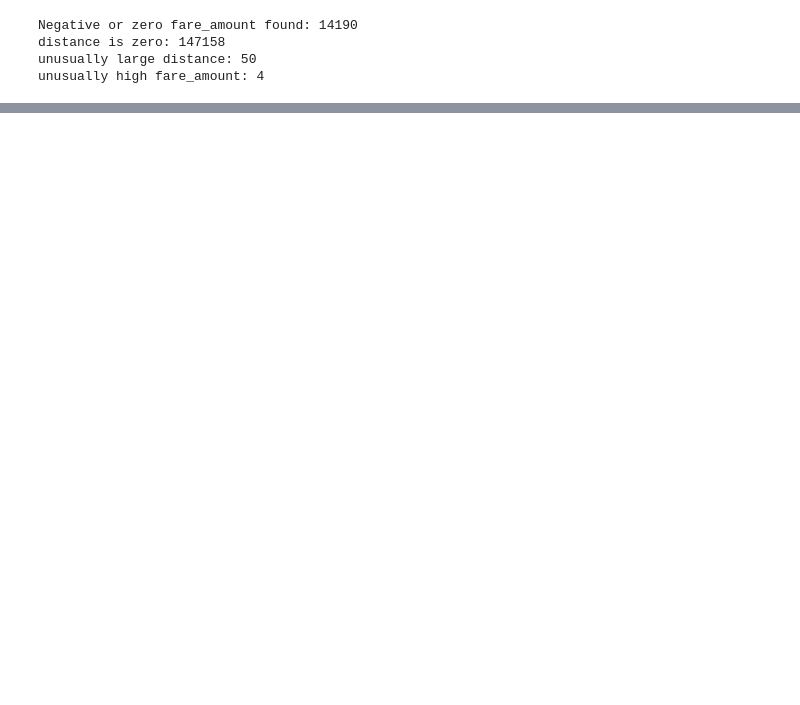
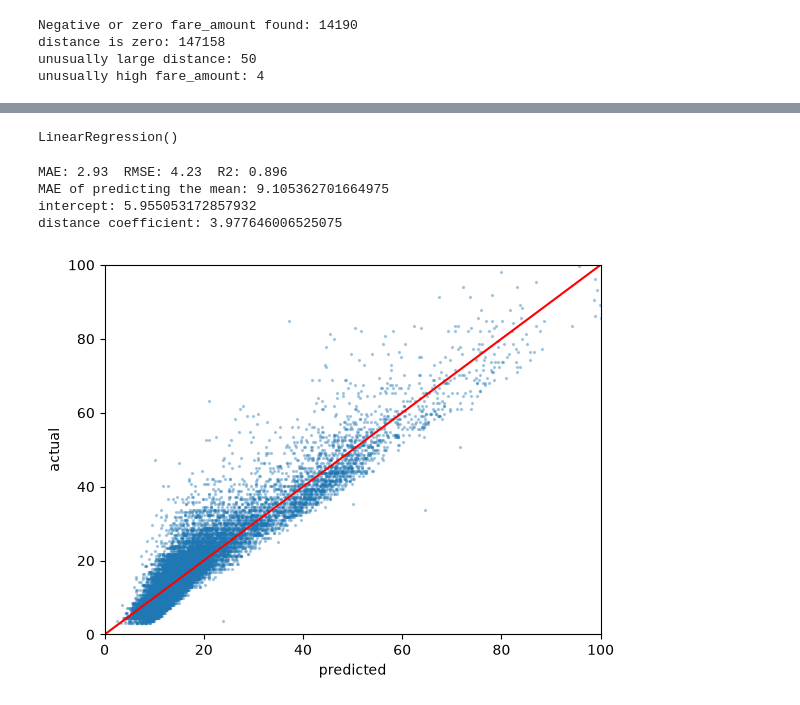
Before and after one commit to MrHarry2003/ML-Practice, a Jupyter notebook: nyc-yellow-taxi-trips/notebook.ipynb, the cells around one changed output, grey strips where cells are left out. Drawn from its saved outputs; the diff is of its cells as text; code cells hidden in the pictures; blank space fills up the shorter version.

```diff
--- a/nyc-yellow-taxi-trips/notebook.ipynb
+++ b/nyc-yellow-taxi-trips/notebook.ipynb
@@ -82,0 +141,4 @@ unusually high fare_amount: 4
+# %%
+X_pre_train = preprocessor.fit_transform(X_train)
+X_pre_test = preprocessor.transform(X_test)
+print(preprocessor.get_feature_names_out())
@@ -82,0 +158,42 @@ unusually high fare_amount: 4
+# %%
+from sklearn.linear_model import LinearRegression
+
+lr_model = LinearRegression()
+lr_model.fit(X_pre_train, Y_train)
+# %% [output]
+LinearRegression()
+# %%
+from sklearn.metrics import mean_absolute_error
+from sklearn.metrics import mean_squared_error
+from sklearn.metrics import r2_score
+
+pred = lr_model.predict(X_pre_test)
+
+mae = mean_absolute_error(Y_test, pred)
+rmse = np.sqrt(mean_squared_error(Y_test, pred))
+r2 = r2_score(Y_test, pred)
+print(f"MAE: {mae:.2f}  RMSE: {rmse:.2f}  R2: {r2:.3f}")
+
+# reference point: always predicting the average train fare
+print("MAE of predicting the mean:", mean_absolute_error(Y_test, np.full(len(Y_test), Y_train.mean())))
+print("intercept:", lr_model.intercept_)
+print("distance coefficient:", lr_model.coef_[-1])
+# %% [output]
+MAE: 2.93  RMSE: 4.23  R2: 0.896
+MAE of predicting the mean: 9.105362701664975
+intercept: 5.955053172857932
+distance coefficient: 3.977646006525075
+# %%
+res = pd.DataFrame()
+res["actual"] = Y_test
+res["pred"] = pred
+
+# predicted vs actual (the red line is a perfect prediction)
+s = res.sample(20_000, random_state=42)
+plt.scatter(s["pred"], s["actual"], s=2, alpha=0.3)
+plt.plot([0, 100], [0, 100], color="red")
+plt.xlim(0, 100); plt.ylim(0, 100)
+plt.xlabel("predicted"); plt.ylabel("actual")
+plt.show()
+# %% [output]
+[figure, added]
```
Also changed, not shown: parts of 8 cells of this notebook, 1 other file.
